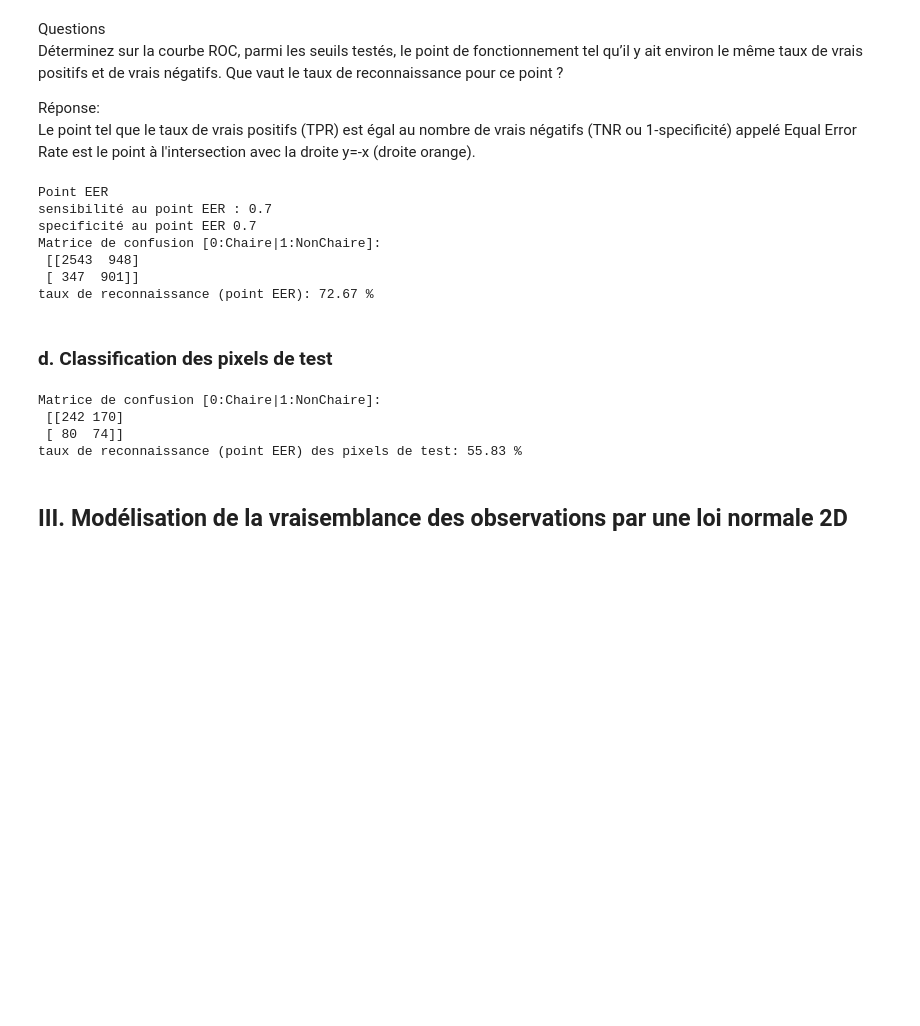
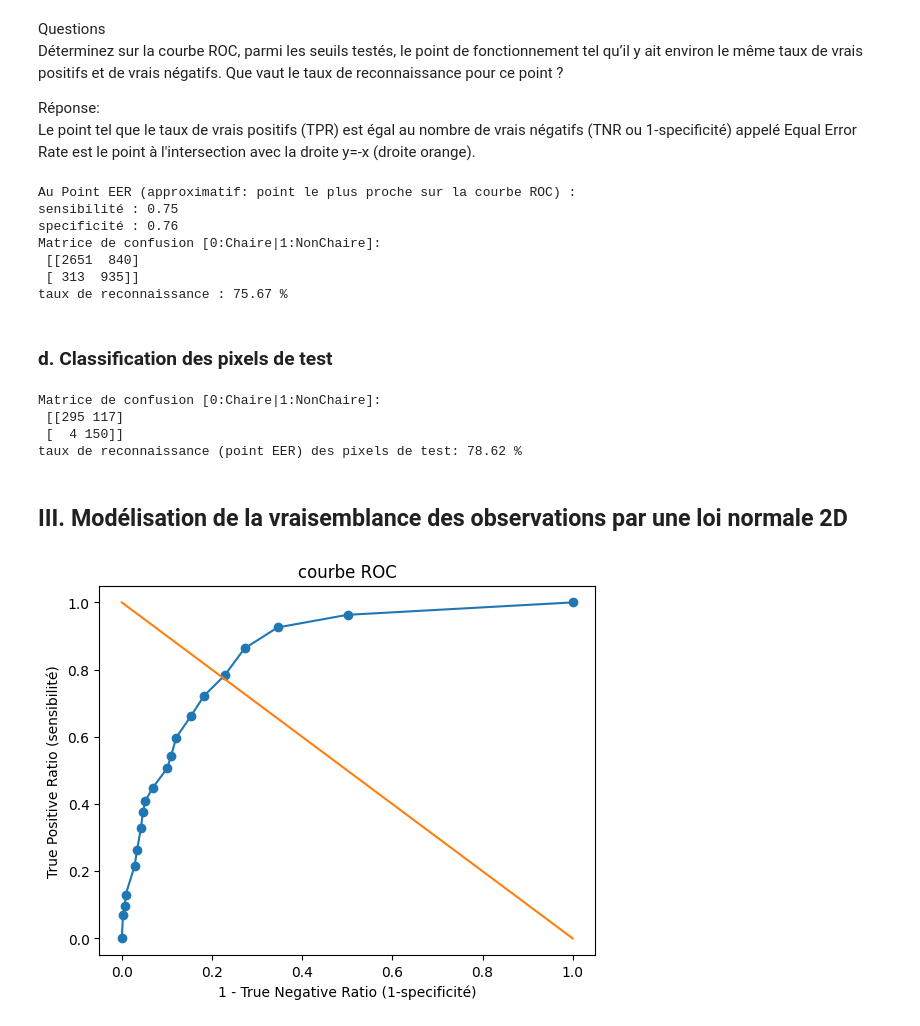
Before and after one commit to floriantholin/Machine-Learning, a Jupyter notebook: TP3/TP3.ipynb, the cells around one changed output. Saved outputs shown, nothing was run; the diff lists cells and outputs as text; code cells hidden in the pictures; blank space fills up the shorter version.

```diff
--- a/TP3/TP3.ipynb
+++ b/TP3/TP3.ipynb
@@ -195,33 +190,33 @@ pour ce point ?
 Réponse:\
 Le point tel que le taux de vrais positifs (TPR) est égal au nombre de vrais négatifs (TNR ou 1-specificité) appelé Equal Error Rate est le point à l'intersection avec la droite y=-x (droite orange).
 # %%
-print("Point EER")
-rang_seuil_EER = [i for i,s in enumerate(sensibilites) if np.isclose(s, specificites[i],0.01)]
-print(f'sensibilité au point EER : {sensibilites[rang_seuil_EER[0]]:.1f}\n\
-specificité au point EER {specificites[rang_seuil_EER[0]]:.1f}')
+print("Au Point EER (approximatif: point le plus proche sur la courbe ROC) :")
+rang_seuil_EER = [i for i,s in enumerate(sensibilites) if np.isclose(s, specificites[i],0.014)]
+print(f'sensibilité : {sensibilites[rang_seuil_EER[0]]:.2f}\n\
+specificité : {specificites[rang_seuil_EER[0]]:.2f}')
 
 SEUIL_EER = SEUILS[rang_seuil_EER[0]]
-p_train_seuillee = [1 if p < SEUIL_EER else 0 for p in p_train ] #on seuille par SEUIL_EER
+p_train_seuillee = [1 if p > SEUIL_EER else 0 for p in p_train ] #on seuille par SEUIL_EER
 
 conf_matrice=confusion_matrix(y_train, p_train_seuillee) #(y_verité,y_prediction)
 #créé Matrice de confusion [0:NonChaire|1:Chaire]
 print("Matrice de confusion [0:Chaire|1:NonChaire]:\n",conf_matrice)
 
 score = accuracy_score(y_train, p_train_seuillee)  # (y_verité,y_prediction)
-print(f"taux de reconnaissance (point EER): {score*100:.2f} %")
+print(f"taux de reconnaissance : {score*100:.2f} %")
 # %% [output]
-Point EER
-sensibilité au point EER : 0.7
-specificité au point EER 0.7
+Au Point EER (approximatif: point le plus proche sur la courbe ROC) :
+sensibilité : 0.75
+specificité : 0.76
 Matrice de confusion [0:Chaire|1:NonChaire]:
- [[2543  948]
- [ 347  901]]
-taux de reconnaissance (point EER): 72.67 %
+ [[2651  840]
+ [ 313  935]]
+taux de reconnaissance : 75.67 %
 # %% [markdown]
 ### d. Classification des pixels de test
 # %%
 p_test = p1.pdf(X_test[:,0]) * p2.pdf(X_test[:,1])
-p_test_seuillee = [1 if p < SEUIL_EER else 0 for p in p_test ] #on seuille par SEUIL
+p_test_seuillee = [1 if p > SEUIL_EER else 0 for p in p_test ] #on seuille par SEUIL_EER
 
 conf_matrice=confusion_matrix(y_test, p_test_seuillee) #(y_verité,y_prediction)
 #créé Matrice de confusion [0:NonChaire|1:Chaire]
@@ -231,8 +226,36 @@ score = accuracy_score(y_test, p_test_seuillee)  # (y_verité,y_prediction)
 print(f"taux de reconnaissance (point EER) des pixels de test: {score*100:.2f} %")
 # %% [output]
 Matrice de confusion [0:Chaire|1:NonChaire]:
- [[242 170]
- [ 80  74]]
-taux de reconnaissance (point EER) des pixels de test: 55.83 %
+ [[295 117]
+ [  4 150]]
+taux de reconnaissance (point EER) des pixels de test: 78.62 %
 # %% [markdown]
 ## III. Modélisation de la vraisemblance des observations par une loi normale 2D
+# %%
+#Estimation de la vraisemblance des observations des pixels de teinte chaire
+m = np.mean(Peau_Train, axis=0)
+cov = np.cov(Peau_Train, rowvar=False)
+p = multivariate_normal(m, cov)
+p_train = p.pdf(X_train)
+
+#Courbe ROC
+NB = 20
+SEUILS = np.linspace(np.min(p_train), np.max(p_train), NB)
+sensibilites = []; specificites = []
+for s in SEUILS :
+    p_train_seuillee = [1 if p > s else 0 for p in p_train ] #on seuille par s
+    conf_matrice=confusion_matrix(y_train, p_train_seuillee) #(y_verité,y_prediction)
+    #Matrice de confusion [0:NonChaire|1:Chaire]
+    TP = conf_matrice[1,1]; TN = conf_matrice[0,0]  #On prend en compte l'ordre pour que Prositif = chair
+    FP = conf_matrice[0,1]; FN = conf_matrice[1,0]
+    sensibilites.append(TP/(TP+FN))
+    specificites.append(TN/(FP+TN))
+
+specificites=np.array(specificites)
+plt.plot(1-specificites,sensibilites,'o-')
+plt.plot([0,1],[1,0])
+plt.title('courbe ROC')
+plt.xlabel("1 - True Negative Ratio (1-specificité)")
+plt.ylabel("True Positive Ratio (sensibilité)");
+# %% [output]
+[figure, added]
```
Also changed, not shown: parts of 14 cells of this notebook.
